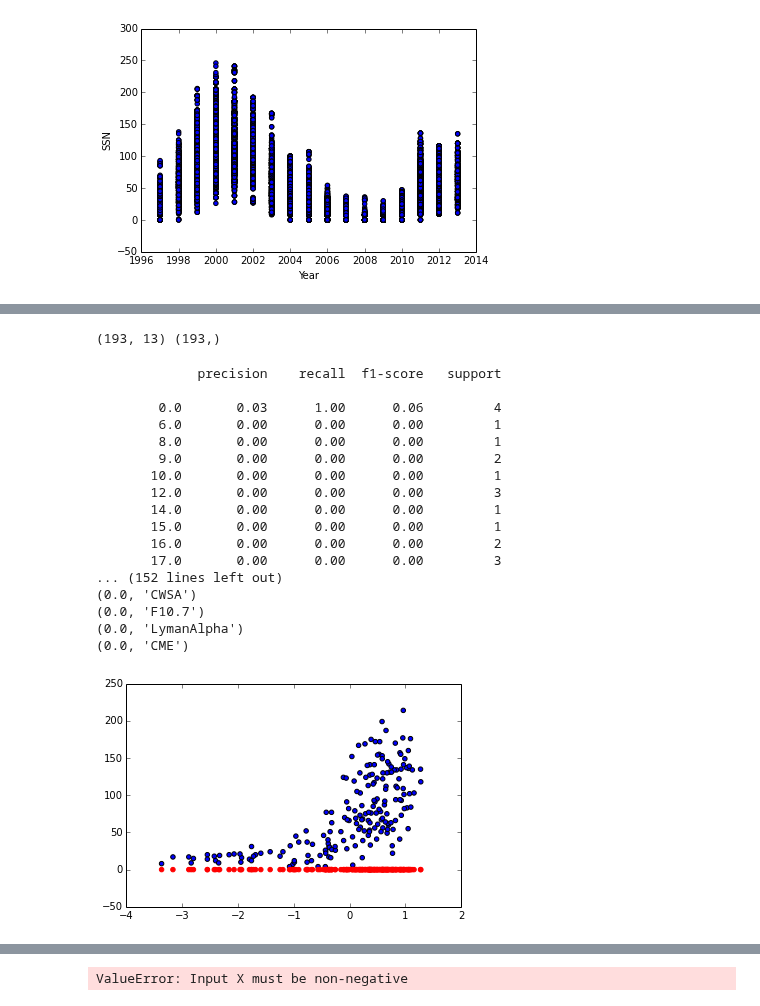
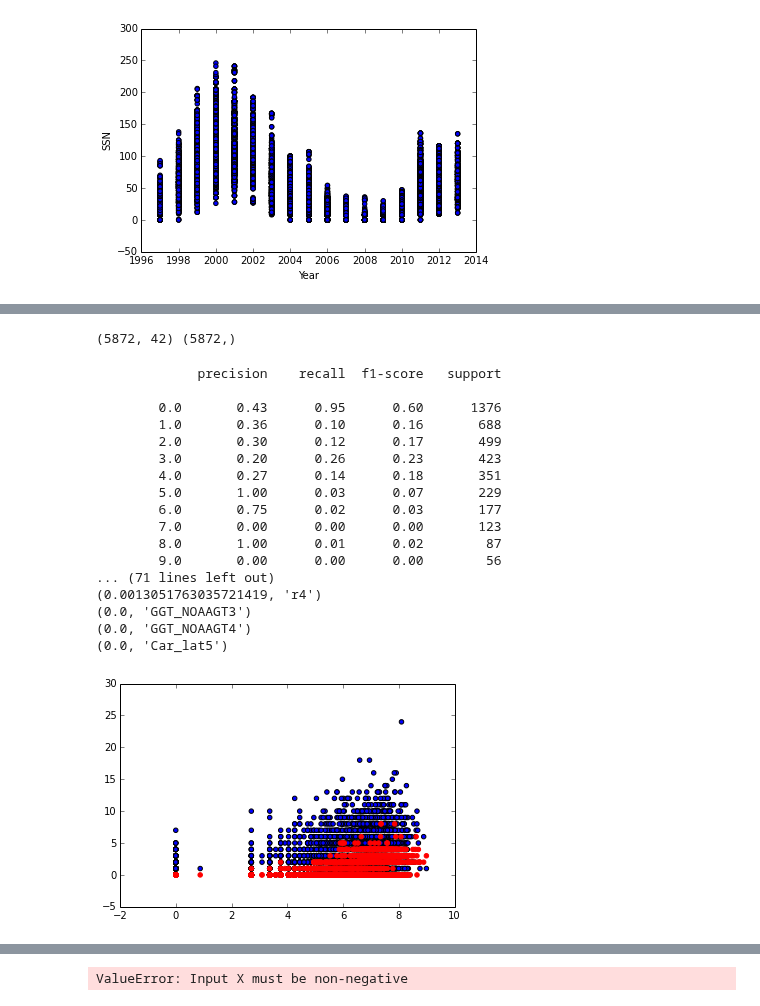
Before and after one commit to dinob0t/ga_project_final, a Jupyter notebook: cmes.ipynb, the cells around one changed output, grey strips where cells are left out. Cells and saved outputs as stored; diff of their text form; code cells hidden in the pictures.

Commit message:
classification working with multiple SSG

```diff
--- a/cmes.ipynb
+++ b/cmes.ipynb
@@ -270,12 +272,10 @@ def track_multiple_ss(df_greenwich,df_merge, feat,asc, num_ss):
     return df_merge
 # %%
 track_multiple = True
+track_number = 5
+track_property = 'CWSA'
 # Either track one sun spot group and associate properties
 if track_multiple:
-    df_merge = track_multiple_ss(df_greenwich,df_merge,'CWSA',False, 1)
+    blah =track_multiple_ss(df_greenwich,df_merge,track_property,False, track_number)
 else:
-    df_merge = which_ssg_to_track(df_greenwich,df_merge,'CWSA','max')
-
-# df_greenwich.drop('index',inplace=True, axis=1)
-# track_multiple_ss(df_greenwich,'CWSA',False, 5)
-# df_greenwich.drop('index',inplace=True, axis=1)
+    df_merge = which_ssg_to_track(df_greenwich,df_merge,track_property,'max')
@@ -333,2 +303,5 @@ ValueError: setting an array element with a sequence.
+# %%
+# Limit to CME data date rance
+df_merge = clip_to_cme_data(df_merge,df_cmes)
 # %%
 # Merge SSN, SSNDA and CME data on year, month, day
@@ -339,5 +309,3 @@ df_merge = pd.merge(df_merge,df_cmes,how='left',on=['year','month','day'])
-# %%
-df_merge = pd.merge(df_merge,df_lyman,how='left',on=['year','month','day'])
 # %%
 # Sometimes we have SSN but no CME that day
 pd.merge(df_merge,df_greenwich,how='left',on=['year','month','day'])
@@ -383,7 +370,6 @@ plt.ylabel('CMEs')
 # %%
 #####################################################################################
-features = ['ssn', 'Total_area', 'North_area', 'South_area','OWSA','r','phi',
-            'Car_long','Car_lat','CWSA','F10.7','LymanAlpha','CME']
+features = ['ssn', 'Total_area', 'North_area', 'South_area','F10.7','LymanAlpha','CME']
 # features = ['LymanAlpha','Total_area','F10.7']
 group_ymd = df_merge.groupby(['year','month','day'])
 df_classify = pd.DataFrame()
@@ -396,18 +382,27 @@ df_classify['CME'] = group_ymd['CME'].sum().values
 
 # df_classify.CME = np.floor(df_classify.CME /5)
 df_classify['CME_tom'] = df_classify['CME'].shift(-1)
-
-df_classify['OWSA'] = np.log(1 + group_ymd['OWSA'].mean().values)
-df_classify['r'] = group_ymd['r'].mean().values
-df_classify['phi'] = group_ymd['phi'].mean().values
-df_classify['Car_long'] = group_ymd['Car_long'].mean().values
-df_classify['Car_lat'] = group_ymd['Car_lat'].mean().values
-df_classify['CWSA'] = np.log(1 + group_ymd['CWSA'].mean().values)
 df_classify['F10.7'] = group_ymd['F10.7'].mean().values
 df_classify['LymanAlpha'] = group_ymd['LymanAlpha'].mean().values
+for ssg in range(1,track_number+1):
+    features.append('GGT_NOAAGT'+str(ssg))
+    features.append('OWSA'+str(ssg))
+    features.append('r'+str(ssg))
+    features.append('phi'+str(ssg))
+    features.append('Car_long'+str(ssg))
+    features.append('Car_lat'+str(ssg))
+    features.append('CWSA'+str(ssg))
+    df_classify['OWSA'+str(ssg)] = np.log(1 + group_ymd['OWSA'+str(ssg)].mean().values)
+    df_classify['r'+str(ssg)] = group_ymd['r'+str(ssg)].mean().values
+    df_classify['phi'+str(ssg)] = group_ymd['phi'+str(ssg)].mean().values
+    df_classify['Car_long'+str(ssg)] = group_ymd['Car_long'+str(ssg)].mean().values
+    df_classify['Car_lat'+str(ssg)] = group_ymd['Car_lat'+str(ssg)].mean().values
+    df_classify['CWSA'+str(ssg)] = np.log(1 + group_ymd['CWSA'+str(ssg)].mean().values)
+    df_classify['GGT_NOAAGT'+str(ssg)] = group_ymd['GGT_NOAAGT'+str(ssg)].mean().values
+
 df_classify.dropna(inplace=True,axis=0)
 # df_classify['mg_index'] = group_ymd['mg_index'].mean().values
-training_X = scale(df_classify[features].values)
+training_X = (df_classify[features].values)
 training_y = (df_classify['CME_tom'].values)
 
 print (training_X.shape), (training_y.shape)
@@ -421,46 +416,46 @@ from sklearn.preprocessing import scale
 
 X_split1, X_split2, y_split1, y_split2 = train_test_split(training_X, training_y, test_size=0.30, random_state = 30)
 # %% [output]
-(193, 13) (193,)
+(5872, 42) (5872,)
 # %%
 from sklearn.ensemble import RandomForestClassifier
-RF = RandomForestClassifier(min_samples_split=140)
+RF = RandomForestClassifier(max_depth=5)
 RF.fit(X_split1,y_split1)
 y_predict1 = RF.predict(X_split1)
 f11 = metrics.f1_score(y_predict1,y_split1)
 y_predict2 = RF.predict(X_split2)
 f12 = metrics.f1_score(y_predict2,y_split2)
 metrics.classification_report(y_split1, y_predict1)
 
 print metrics.classification_report(y_split1, y_predict1)
 print metrics.classification_report(y_split2, y_predict2)
 importance = zip(RF.feature_importances_, features)
 for rank in sorted(importance, key=lambda x: x[0], reverse=True):
     print rank
 plt.scatter(training_X[:,1], training_y)
 predict_all = RF.predict(training_X)
 plt.hold
 plt.scatter(training_X[:,1],predict_all,color='r')
 plt.show()
 # %% [output]
              precision    recall  f1-score   support
 
-        0.0       0.03      1.00      0.06         4
-        6.0       0.00      0.00      0.00         1
-        8.0       0.00      0.00      0.00         1
-        9.0       0.00      0.00      0.00         2
-       10.0       0.00      0.00      0.00         1
-       12.0       0.00      0.00      0.00         3
-       14.0       0.00      0.00      0.00         1
-       15.0       0.00      0.00      0.00         1
-       16.0       0.00      0.00      0.00         2
-       17.0       0.00      0.00      0.00         3
-... (152 lines left out)
-(0.0, 'CWSA')
-(0.0, 'F10.7')
-(0.0, 'LymanAlpha')
-(0.0, 'CME')
+        0.0       0.43      0.95      0.60      1376
+        1.0       0.36      0.10      0.16       688
+        2.0       0.30      0.12      0.17       499
+        3.0       0.20      0.26      0.23       423
+        4.0       0.27      0.14      0.18       351
+        5.0       1.00      0.03      0.07       229
+        6.0       0.75      0.02      0.03       177
+        7.0       0.00      0.00      0.00       123
+        8.0       1.00      0.01      0.02        87
+        9.0       0.00      0.00      0.00        56
+... (71 lines left out)
+(0.0013051763035721419, 'r4')
+(0.0, 'GGT_NOAAGT3')
+(0.0, 'GGT_NOAAGT4')
+(0.0, 'Car_lat5')
-[figure, old version]
+[figure, new version]
 # %%
 from sklearn import linear_model
 from sklearn.pipeline import Pipeline
```
Also changed, not shown: parts of 16 cells of this notebook, 1 other file.
